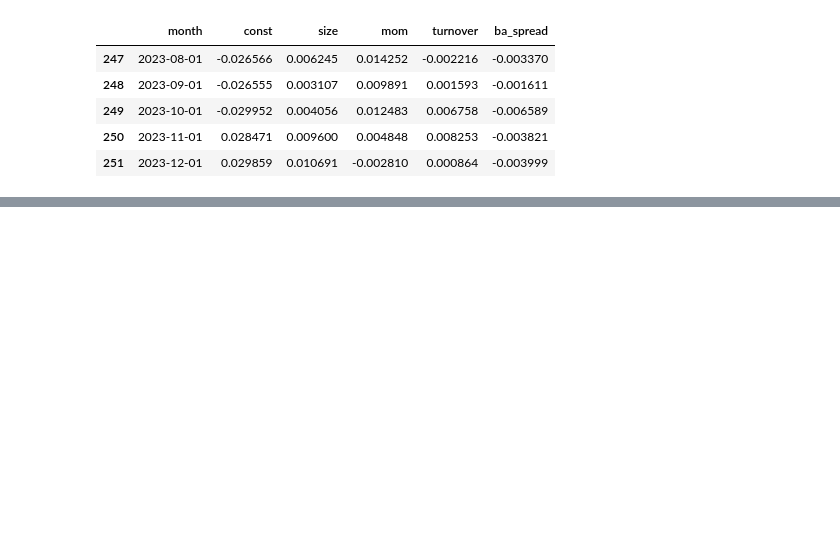
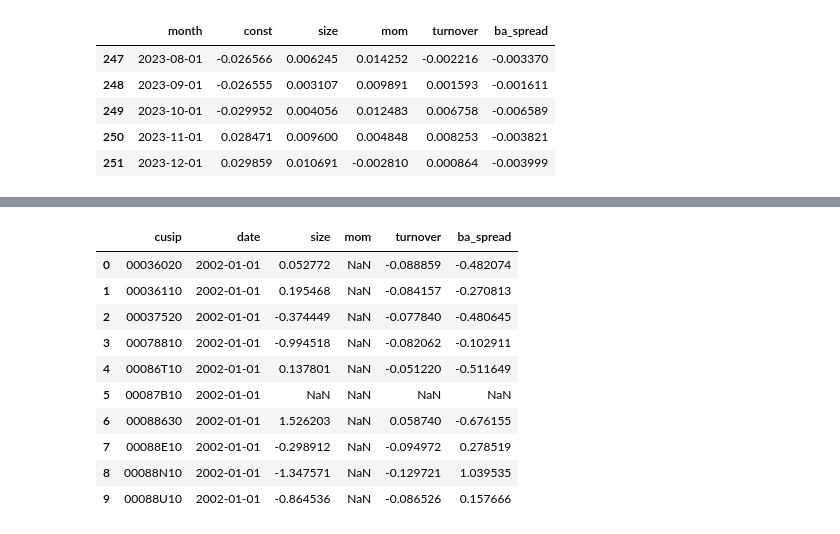
Before and after one commit to Laurier-Fintech/multi-factor-models, a Jupyter notebook: armaan_workspace/research.ipynb, the cells around one changed output, grey strips where cells are left out. Drawn from its saved outputs; the diff is of its cells as text; code cells hidden in the pictures; blank space fills up the shorter version.

```diff
--- a/armaan_workspace/research.ipynb
+++ b/armaan_workspace/research.ipynb
@@ -664,0 +686,18 @@ factor_ret_df.to_csv("factor_returns.csv")
+# %%
+con.execute("""
+SELECT * FROM factor_exposures_monthly
+ORDER BY date ASC
+LIMIT 10;
+""").fetchdf()
+# %% [output]
+|  | cusip | date | size | mom | turnover | ba_spread |
+| 0 | 00036020 | 2002-01-01 | 0.052772 | NaN | -0.088859 | -0.482074 |
+| 1 | 00036110 | 2002-01-01 | 0.195468 | NaN | -0.084157 | -0.270813 |
+| 2 | 00037520 | 2002-01-01 | -0.374449 | NaN | -0.077840 | -0.480645 |
+| 3 | 00078810 | 2002-01-01 | -0.994518 | NaN | -0.082062 | -0.102911 |
+| 4 | 00086T10 | 2002-01-01 | 0.137801 | NaN | -0.051220 | -0.511649 |
+| 5 | 00087B10 | 2002-01-01 | NaN | NaN | NaN | NaN |
+| 6 | 00088630 | 2002-01-01 | 1.526203 | NaN | 0.058740 | -0.676155 |
+| 7 | 00088E10 | 2002-01-01 | -0.298912 | NaN | -0.094972 | 0.278519 |
+| 8 | 00088N10 | 2002-01-01 | -1.347571 | NaN | -0.129721 | 1.039535 |
+| 9 | 00088U10 | 2002-01-01 | -0.864536 | NaN | -0.086526 | 0.157666 |
```
Also changed, not shown: parts of 6 cells of this notebook.
